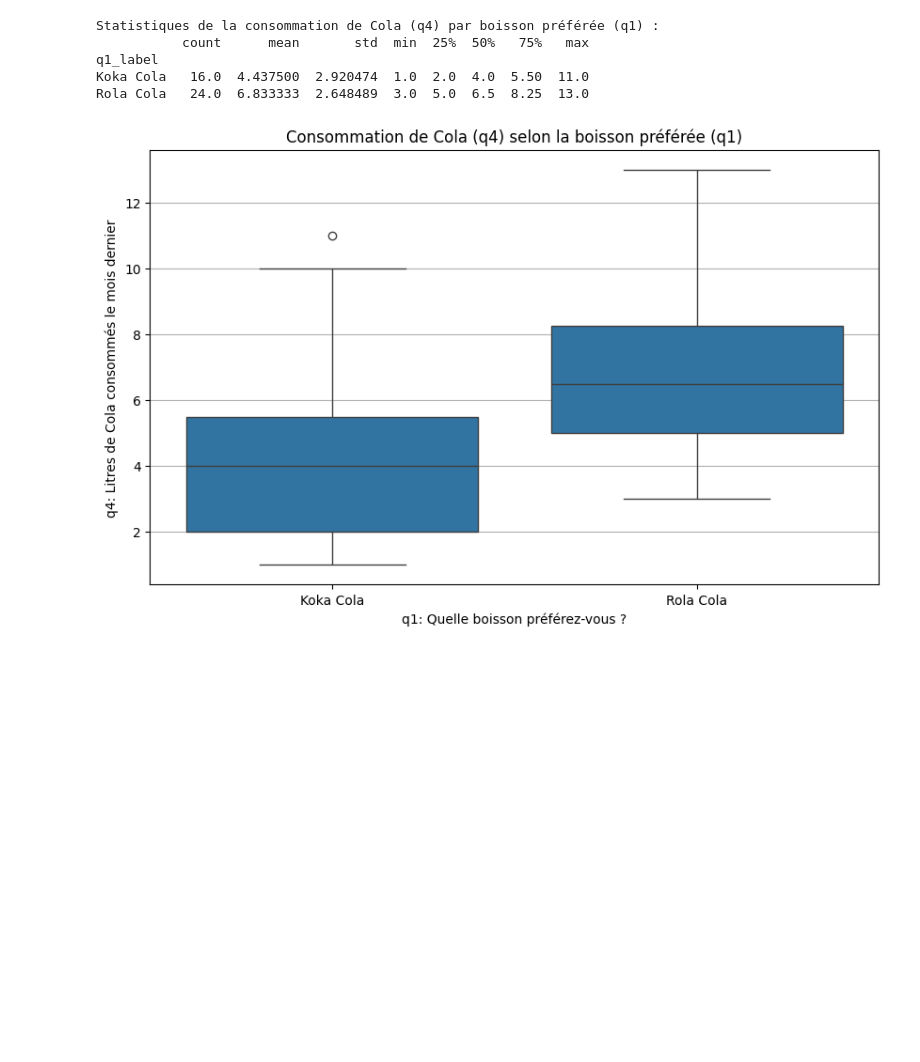
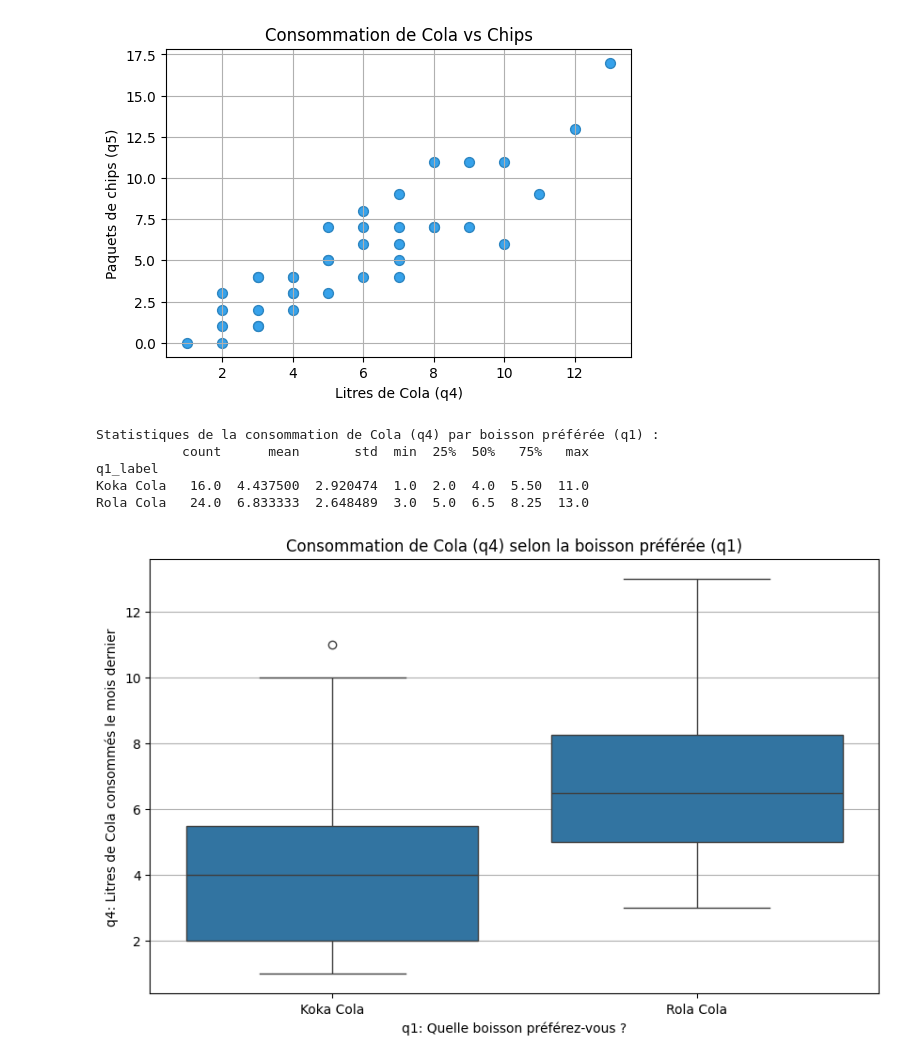
Before and after one commit to HABONIMANA/EXERCICE, a Jupyter notebook: Exemple.ipynb, the cells around one changed output. Saved outputs shown, nothing was run; the diff lists cells and outputs as text; code cells hidden in the pictures; blank space fills up the shorter version.

```diff
--- a/Exemple.ipynb
+++ b/Exemple.ipynb
@@ -224,3 +90,18 @@ Rola Cola            9                 7                 8
+# %%
+# Données pour q4 et q5
+q4 = [4, 8, 2, 10, 7, 6, 4, 3, 3, 5, 7, 13, 6, 2, 7, 9, 1, 5, 4, 12, 4, 9, 3, 2, 5, 7, 7, 8, 6, 3, 10, 8, 4, 5, 3, 11, 6, 2]
+q5 = [2, 11, 1, 11, 5, 7, 4, 1, 2, 7, 6, 17, 6, 2, 7, 11, 0, 5, 3, 13, 3, 7, 4, 3, 3, 9, 4, 7, 4, 4, 6, 7, 4, 5, 1, 9, 8, 0]
+
+# Nuage de points
+plt.figure(figsize=(6, 4))
+plt.scatter(q4, q5, color='#36A2EB', edgecolor='#2E86C1', s=50)
+plt.title('Consommation de Cola vs Chips')
+plt.xlabel('Litres de Cola (q4)')
+plt.ylabel('Paquets de chips (q5)')
+plt.grid(True)
+plt.show()
+# %% [output]
+[figure, added]
 # %%
 # Calcul des statistiques descriptives de q4 groupées par q1
 stats_q4_by_q1 = df.groupby('q1_label')['q4'].describe()
```
Also changed, not shown: parts of 12 cells of this notebook.
